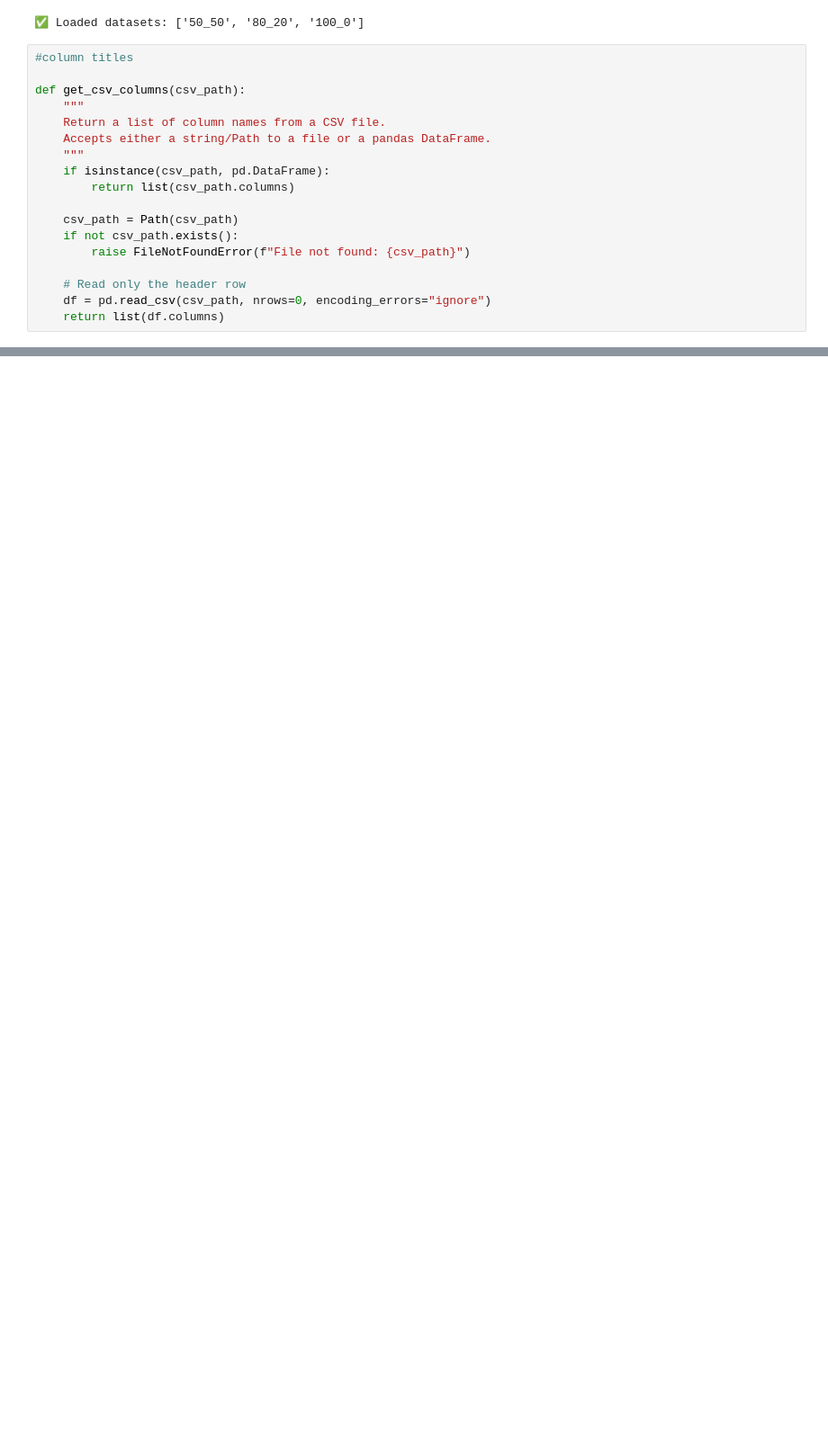
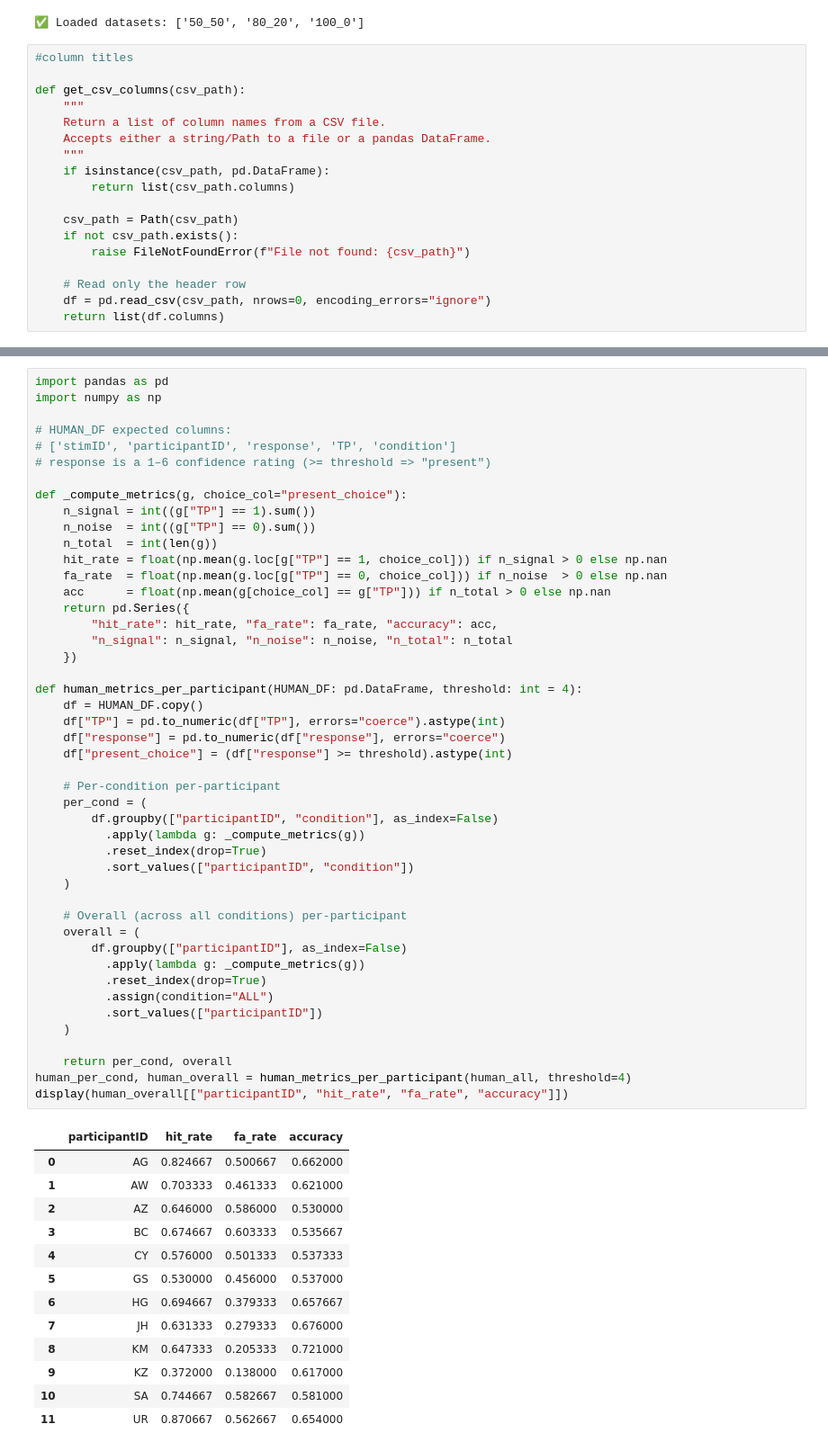
Before and after one commit to AdamRychtecky8/Flexible-Wisdom, a Jupyter notebook: notebooks/Human_exploration.ipynb, the cells around one changed output, grey strips where cells are left out. Shown at 90% size. Cells and saved outputs as stored; diff of their text form; blank space fills up the shorter version.

```diff
--- a/notebooks/Human_exploration.ipynb
+++ b/notebooks/Human_exploration.ipynb
@@ -145 +142,61 @@ print(human50_50_columns)
 ['stimID', 'condition', 'response', 'side_selected', 'cue_points', 'line1_angle', 'line2_angle', 'valid_cue', 'TP', 'participantID']
+# %%
+import pandas as pd
+import numpy as np
+
+# HUMAN_DF expected columns:
+# ['stimID', 'participantID', 'response', 'TP', 'condition']
+# response is a 1–6 confidence rating (>= threshold => "present")
+
+def _compute_metrics(g, choice_col="present_choice"):
+    n_signal = int((g["TP"] == 1).sum())
+    n_noise  = int((g["TP"] == 0).sum())
+    n_total  = int(len(g))
+    hit_rate = float(np.mean(g.loc[g["TP"] == 1, choice_col])) if n_signal > 0 else np.nan
+    fa_rate  = float(np.mean(g.loc[g["TP"] == 0, choice_col])) if n_noise  > 0 else np.nan
+    acc      = float(np.mean(g[choice_col] == g["TP"])) if n_total > 0 else np.nan
+    return pd.Series({
+        "hit_rate": hit_rate, "fa_rate": fa_rate, "accuracy": acc,
+        "n_signal": n_signal, "n_noise": n_noise, "n_total": n_total
+    })
+
+def human_metrics_per_participant(HUMAN_DF: pd.DataFrame, threshold: int = 4):
+    df = HUMAN_DF.copy()
+    df["TP"] = pd.to_numeric(df["TP"], errors="coerce").astype(int)
+    df["response"] = pd.to_numeric(df["response"], errors="coerce")
+    df["present_choice"] = (df["response"] >= threshold).astype(int)
+
+    # Per-condition per-participant
+    per_cond = (
+        df.groupby(["participantID", "condition"], as_index=False)
+          .apply(lambda g: _compute_metrics(g))
+          .reset_index(drop=True)
+          .sort_values(["participantID", "condition"])
+    )
+
+    # Overall (across all conditions) per-participant
+    overall = (
+        df.groupby(["participantID"], as_index=False)
+          .apply(lambda g: _compute_metrics(g))
+          .reset_index(drop=True)
+          .assign(condition="ALL")
+          .sort_values(["participantID"])
+    )
+
+    return per_cond, overall
+human_per_cond, human_overall = human_metrics_per_participant(human_all, threshold=4)
+display(human_overall[["participantID", "hit_rate", "fa_rate", "accuracy"]])
+# %% [output]
+|  | participantID | hit_rate | fa_rate | accuracy |
+| 0 | AG | 0.824667 | 0.500667 | 0.662000 |
+| 1 | AW | 0.703333 | 0.461333 | 0.621000 |
+| 2 | AZ | 0.646000 | 0.586000 | 0.530000 |
+| 3 | BC | 0.674667 | 0.603333 | 0.535667 |
+| 4 | CY | 0.576000 | 0.501333 | 0.537333 |
+| 5 | GS | 0.530000 | 0.456000 | 0.537000 |
+| 6 | HG | 0.694667 | 0.379333 | 0.657667 |
+| 7 | JH | 0.631333 | 0.279333 | 0.676000 |
+| 8 | KM | 0.647333 | 0.205333 | 0.721000 |
+| 9 | KZ | 0.372000 | 0.138000 | 0.617000 |
+| 10 | SA | 0.744667 | 0.582667 | 0.581000 |
+| 11 | UR | 0.870667 | 0.562667 | 0.654000 |
```
Also changed, not shown: parts of 5 cells of this notebook, 1 other file.
